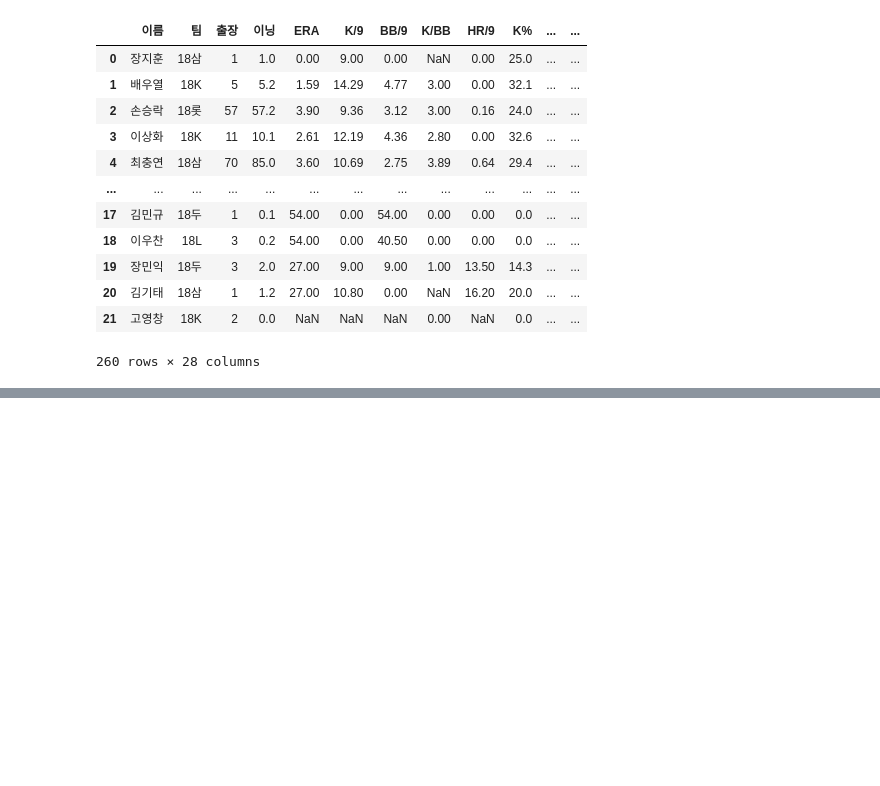
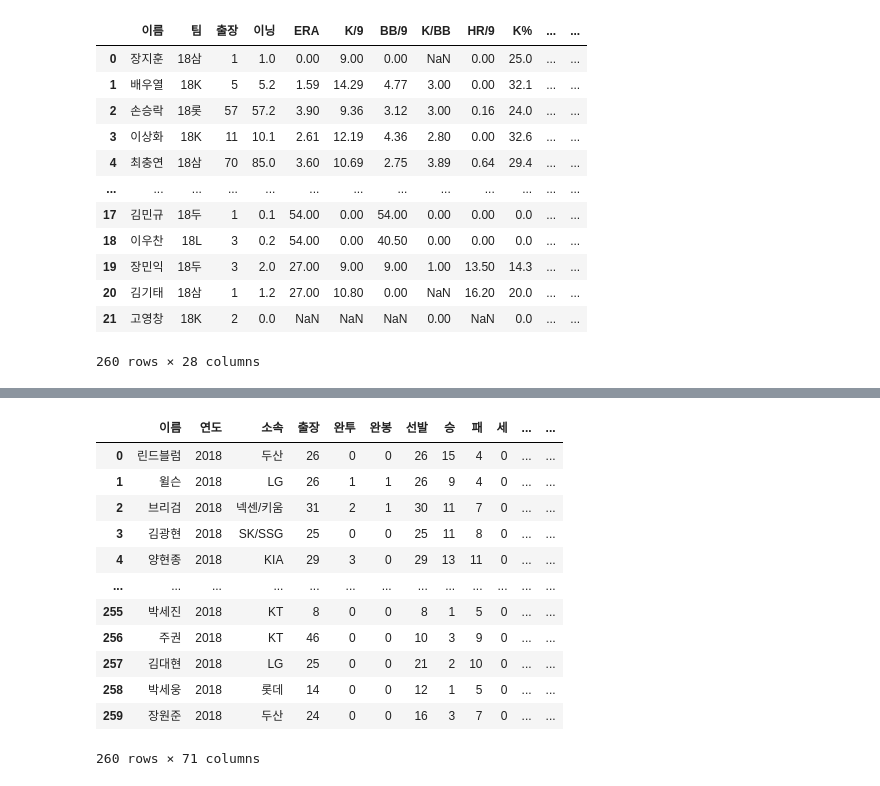
Before and after one commit to minstrel1149/Statiz_Project_3.1, a Jupyter notebook: statiz_3.1_practice.ipynb, the cells around one changed output, grey strips where cells are left out. Drawn from its saved outputs; the diff is of its cells as text; code cells hidden in the pictures; blank space fills up the shorter version.

```diff
--- a/statiz_3.1_practice.ipynb
+++ b/statiz_3.1_practice.ipynb
@@ -478,0 +524,7 @@ pitch_speed_df3
+# %%
+kt_team_member_pitch = (pd.concat(kt_df_list_pitch)
+.pipe(table_change)
+['이름']
+.tolist()
+)
+kt_team_member_pitch
@@ -478,0 +549,35 @@ pitch_speed_df3
+# %%
+pitch_columns = ['이름', '연도', '소속', '출장', '완투', '완봉', '선발', '승', '패', '세', '홀드', '이닝', '실점',
+       '자책', '타자', '안타', '2타', '3타', '홈런', '볼넷', '고4', '사구', '삼진', '보크', '폭투',
+       'ERA', 'FIP', 'WHIP', 'ERA+', 'FIP+', 'WPA', 'WAR', 'K/9', 'BB/9',
+       'K/BB', 'HR/9', 'K%', 'BB%', 'K-BB%', 'PFR', 'BABIP', 'LOB%', '타율',
+       '출루율', '장타율', 'OPS', 'WHIP+', '투구', 'IP/G', 'P/G', 'P/IP', 'P/PA',
+       'CYP', '순', '최고구속', '직구구속', '슬라구속', '커브구속', '첸졉구속', '스플구속', '싱커구속',
+       '너클구속', '기타구속', '직구구사', '슬라구사', '커브구사', '첸졉구사', '스플구사', '싱커구사', '너클구사',
+       '기타구사']
+# %%
+pitch_df_final = (pitch_df
+.assign(연도=lambda df: '20' + df['팀'].str.slice(0, 2),
+소속=lambda df: df['팀'].str.extract('(L|키|K|S|N|한|삼|롯|두|넥)')
+.replace({'L':'LG', '키':'넥센/키움', 'K':'KIA', 'S':'SK/SSG', 'N':'NC', '한':'한화', '삼':'삼성', '롯':'롯데', '두':'두산', '넥':'넥센/키움'}),
+포지션=lambda df: df['팀'].str.extract('(LF|CF|RF|1B|2B|3B|SS|C|DH|P)'))
+# in 대신 .isin()메서드를 써야하는 걸 한참을 삽질..
+# in은 Series 객체 전체와 비교 진행 → The truth value of a Series is ambiguous 에러 발생
+.assign(소속=lambda df: np.where(df['이름'].isin(kt_team_member_pitch), 'KT', df['소속']))
+.loc[:, pitch_columns]
+)
+pitch_df_final
+# %% [output]
+|  | 이름 | 연도 | 소속 | 출장 | 완투 | 완봉 | 선발 | 승 | 패 | 세 | ... | ... |
+| 0 | 린드블럼 | 2018 | 두산 | 26 | 0 | 0 | 26 | 15 | 4 | 0 | ... | ... |
+| 1 | 윌슨 | 2018 | LG | 26 | 1 | 1 | 26 | 9 | 4 | 0 | ... | ... |
+| 2 | 브리검 | 2018 | 넥센/키움 | 31 | 2 | 1 | 30 | 11 | 7 | 0 | ... | ... |
+| 3 | 김광현 | 2018 | SK/SSG | 25 | 0 | 0 | 25 | 11 | 8 | 0 | ... | ... |
+| 4 | 양현종 | 2018 | KIA | 29 | 3 | 0 | 29 | 13 | 11 | 0 | ... | ... |
+| ... | ... | ... | ... | ... | ... | ... | ... | ... | ... | ... | ... | ... |
+| 255 | 박세진 | 2018 | KT | 8 | 0 | 0 | 8 | 1 | 5 | 0 | ... | ... |
+| 256 | 주권 | 2018 | KT | 46 | 0 | 0 | 10 | 3 | 9 | 0 | ... | ... |
+| 257 | 김대현 | 2018 | LG | 25 | 0 | 0 | 21 | 2 | 10 | 0 | ... | ... |
+| 258 | 박세웅 | 2018 | 롯데 | 14 | 0 | 0 | 12 | 1 | 5 | 0 | ... | ... |
+| 259 | 장원준 | 2018 | 두산 | 24 | 0 | 0 | 16 | 3 | 7 | 0 | ... | ... |
+260 rows × 71 columns
```
Also changed, not shown: parts of 8 cells of this notebook.
